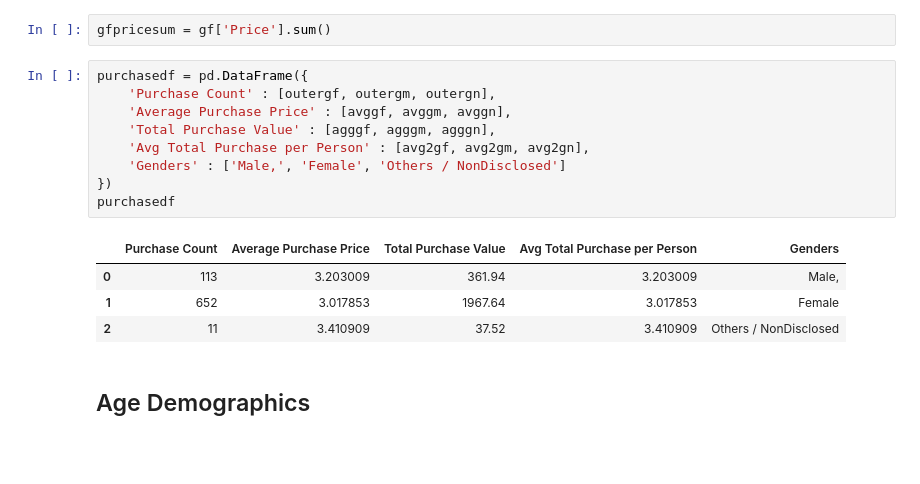
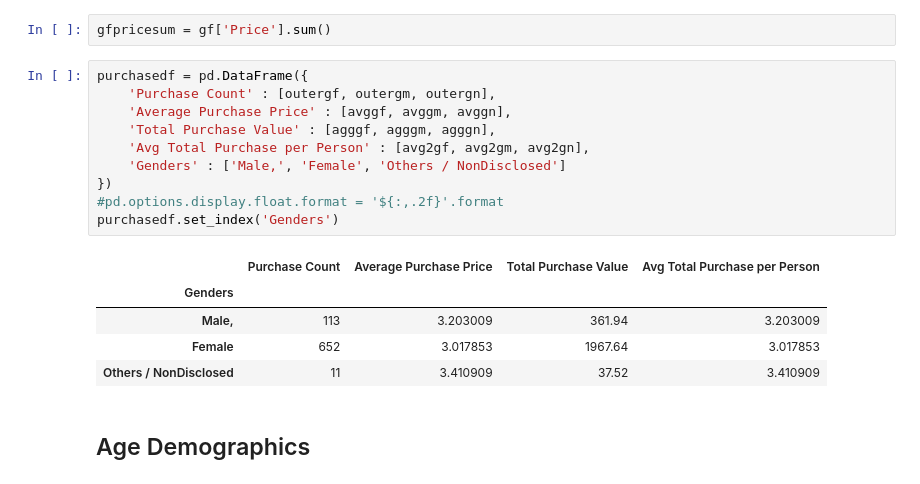
Before and after one commit to jungsik89/databootcamp-homework, a Jupyter notebook: Unit4-Panda/Instructions/HeroesOfPymoli/HerosOfPymoli_workingcopy.ipynb, the cells around one changed output. Cells and saved outputs as stored; diff of their text form; blank space fills up the shorter version.

```diff
--- a/Unit4-Panda/Instructions/HeroesOfPymoli/HerosOfPymoli_workingcopy.ipynb
+++ b/Unit4-Panda/Instructions/HeroesOfPymoli/HerosOfPymoli_workingcopy.ipynb
@@ -291,17 +298,19 @@ gfpricesum = gf['Price'].sum()
 # %%
 purchasedf = pd.DataFrame({
     'Purchase Count' : [outergf, outergm, outergn],
     'Average Purchase Price' : [avggf, avggm, avggn],
     'Total Purchase Value' : [agggf, agggm, agggn],
     'Avg Total Purchase per Person' : [avg2gf, avg2gm, avg2gn],
     'Genders' : ['Male,', 'Female', 'Others / NonDisclosed']
 })
-purchasedf
+#pd.options.display.float.format = '${:,.2f}'.format
+purchasedf.set_index('Genders')
 # %% [output]
-|  | Purchase Count | Average Purchase Price | Total Purchase Value | Avg Total Purchase per Person | Genders |
-| 0 | 113 | 3.203009 | 361.94 | 3.203009 | Male, |
-| 1 | 652 | 3.017853 | 1967.64 | 3.017853 | Female |
-| 2 | 11 | 3.410909 | 37.52 | 3.410909 | Others / NonDisclosed |
+|  | Purchase Count | Average Purchase Price | Total Purchase Value | Avg Total Purchase per Person |
+| Genders |  |  |  |  |
+| Male, | 113 | 3.203009 | 361.94 | 3.203009 |
+| Female | 652 | 3.017853 | 1967.64 | 3.017853 |
+| Others / NonDisclosed | 11 | 3.410909 | 37.52 | 3.410909 |
 # %% [markdown]
 ## Age Demographics
 # %% [markdown]
```
Also changed, not shown: parts of 41 cells of this notebook, 10 other files.
